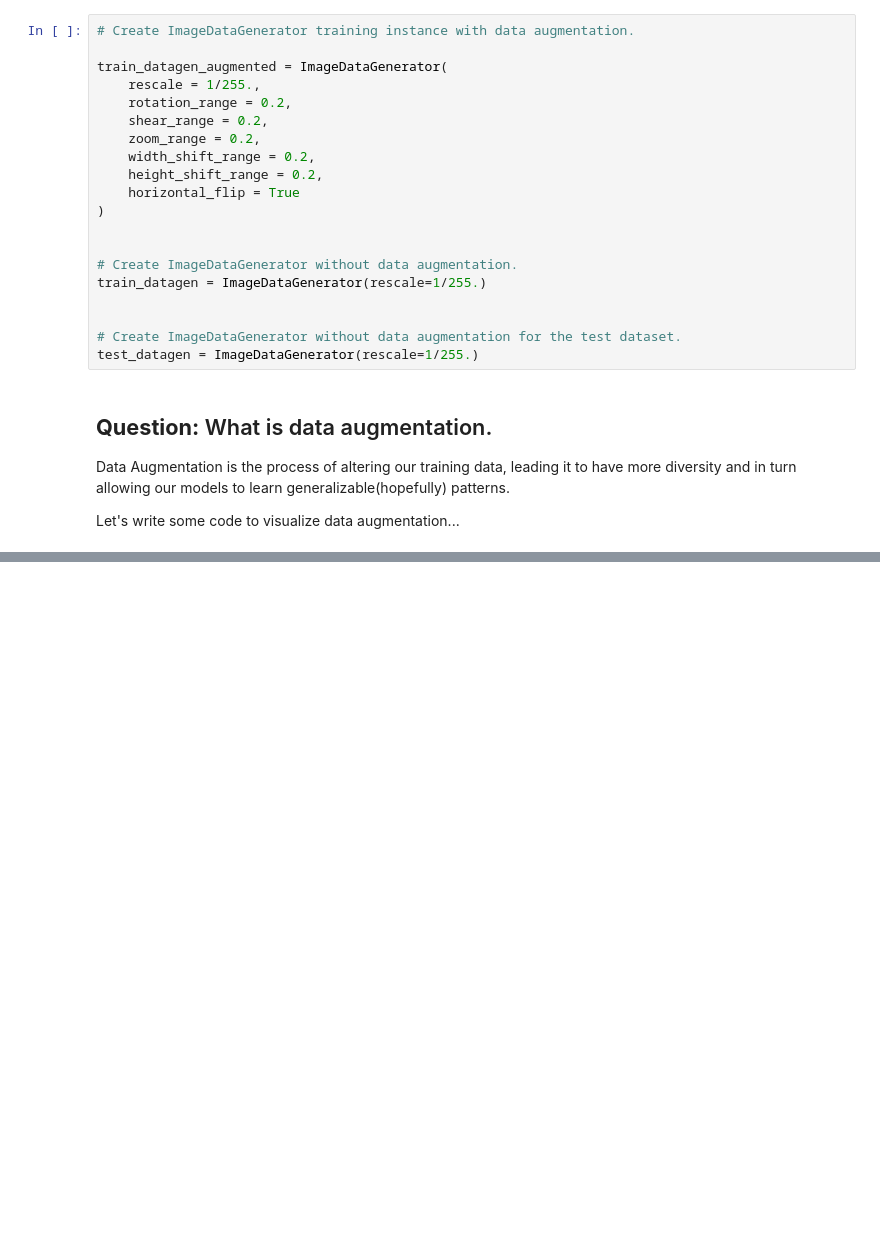
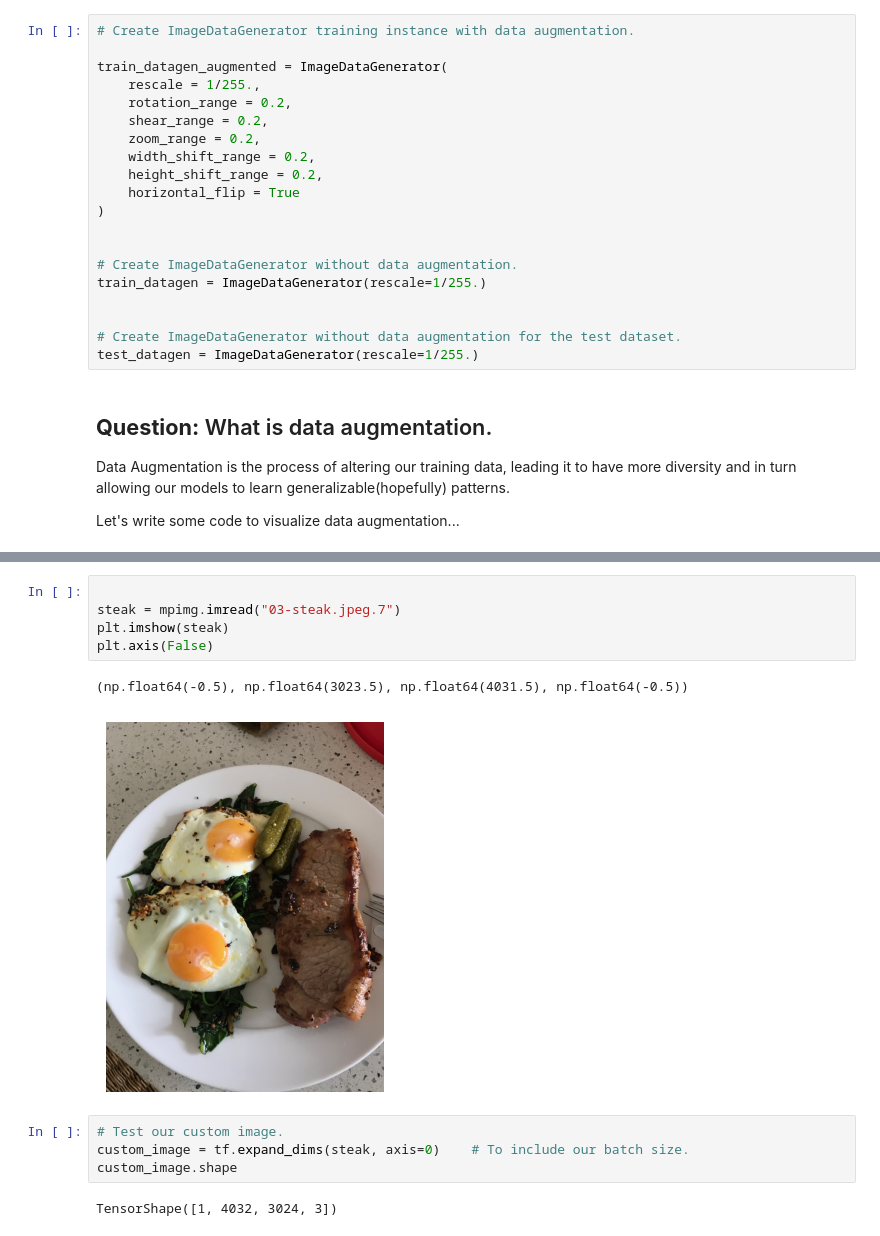
Before and after one commit to LivingstonTardzenyuy/Deep-Learning-with-TensorFlow, a Jupyter notebook: 03_introduction_to_computer_vision_with_tensorflow.ipynb, the cells around one changed output, grey strips where cells are left out. Drawn from its saved outputs; the diff is of its cells as text; blank space fills up the shorter version.

```diff
--- a/03_introduction_to_computer_vision_with_tensorflow.ipynb
+++ b/03_introduction_to_computer_vision_with_tensorflow.ipynb
@@ -689,0 +931,14 @@ Let's write some code to visualize data augmentation...
+# %%
+
+steak = mpimg.imread("03-steak.jpeg.7")
+plt.imshow(steak)
+plt.axis(False)
+# %% [output]
+(np.float64(-0.5), np.float64(3023.5), np.float64(4031.5), np.float64(-0.5))
+[figure, added]
+# %%
+# Test our custom image.
+custom_image = tf.expand_dims(steak, axis=0)    # To include our batch size.
+custom_image.shape
+# %% [output]
+TensorShape([1, 4032, 3024, 3])
```
Also changed, not shown: parts of 44 cells of this notebook.
